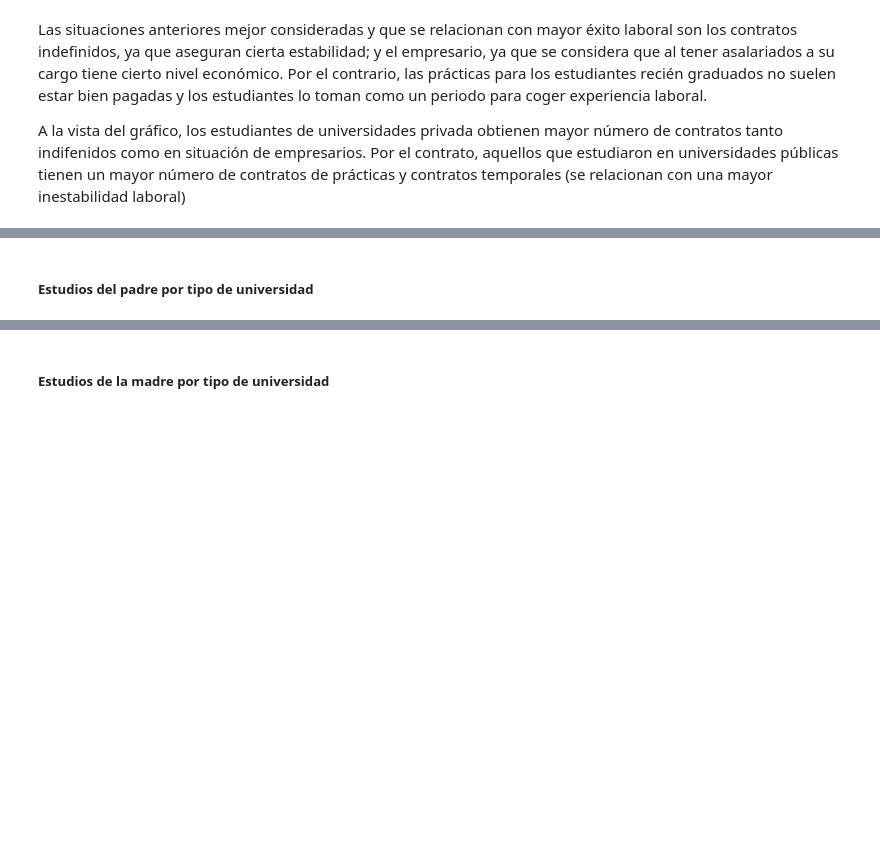
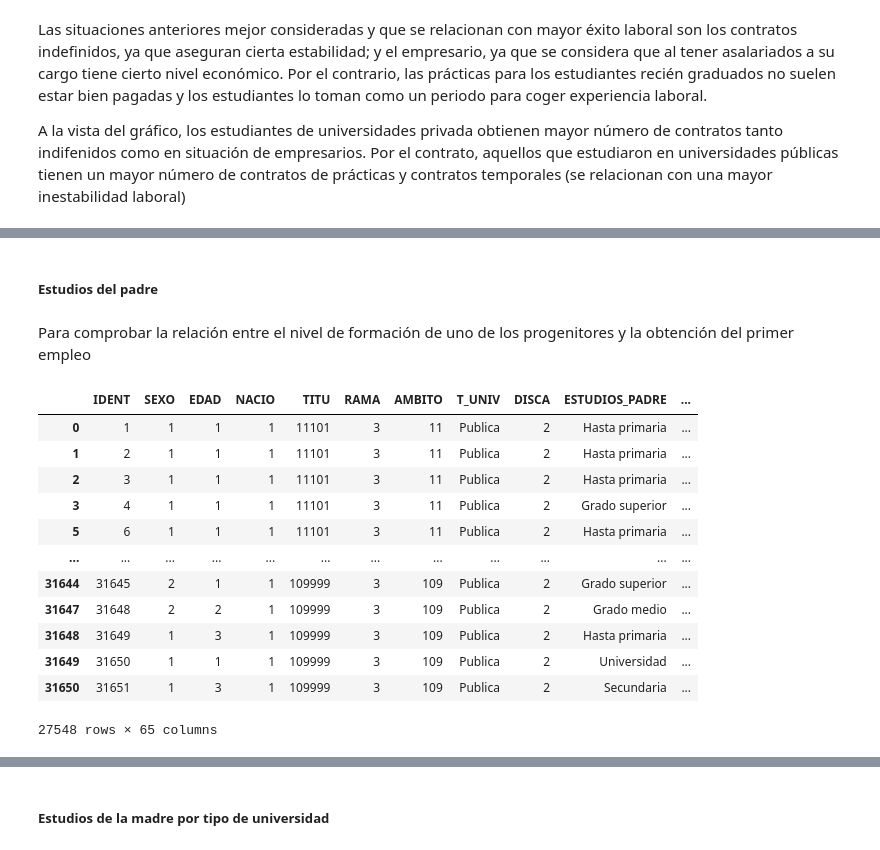
Before and after one commit to BeatrizGD/Students-Employability-Exploratory-Data-Analysis, a Jupyter notebook: src/main.ipynb, the cells around one changed output, grey strips where cells are left out. Cells and saved outputs as stored; diff of their text form; code cells hidden in the pictures; blank space fills up the shorter version.

```diff
--- a/src/main.ipynb
+++ b/src/main.ipynb
@@ -691,2 +699,6 @@ A la vista del gráfico, los estudiantes de universidades privada obtienen mayor
 # %% [markdown]
-##### **Estudios del padre por tipo de universidad**
+##### **Estudios del padre**
+# %% [markdown]
+Para comprobar la relación entre el nivel de formación de uno de los progenitores y la obtención del primer empleo
+# %%
+estudios_padre = students_empleo.copy()
@@ -692,0 +715,16 @@ A la vista del gráfico, los estudiantes de universidades privada obtienen mayor
+# %%
+estudios_padre
+# %% [output]
+|  | IDENT | SEXO | EDAD | NACIO | TITU | RAMA | AMBITO | T_UNIV | DISCA | ESTUDIOS_PADRE | ... |
+| 0 | 1 | 1 | 1 | 1 | 11101 | 3 | 11 | Publica | 2 | Hasta primaria | ... |
+| 1 | 2 | 1 | 1 | 1 | 11101 | 3 | 11 | Publica | 2 | Hasta primaria | ... |
+| 2 | 3 | 1 | 1 | 1 | 11101 | 3 | 11 | Publica | 2 | Hasta primaria | ... |
+| 3 | 4 | 1 | 1 | 1 | 11101 | 3 | 11 | Publica | 2 | Grado superior | ... |
+| 5 | 6 | 1 | 1 | 1 | 11101 | 3 | 11 | Publica | 2 | Hasta primaria | ... |
+| ... | ... | ... | ... | ... | ... | ... | ... | ... | ... | ... | ... |
+| 31644 | 31645 | 2 | 1 | 1 | 109999 | 3 | 109 | Publica | 2 | Grado superior | ... |
+| 31647 | 31648 | 2 | 2 | 1 | 109999 | 3 | 109 | Publica | 2 | Grado medio | ... |
+| 31648 | 31649 | 1 | 3 | 1 | 109999 | 3 | 109 | Publica | 2 | Hasta primaria | ... |
+| 31649 | 31650 | 1 | 1 | 1 | 109999 | 3 | 109 | Publica | 2 | Universidad | ... |
+| 31650 | 31651 | 1 | 3 | 1 | 109999 | 3 | 109 | Publica | 2 | Secundaria | ... |
+27548 rows × 65 columns
```
Also changed, not shown: parts of 32 cells of this notebook.
